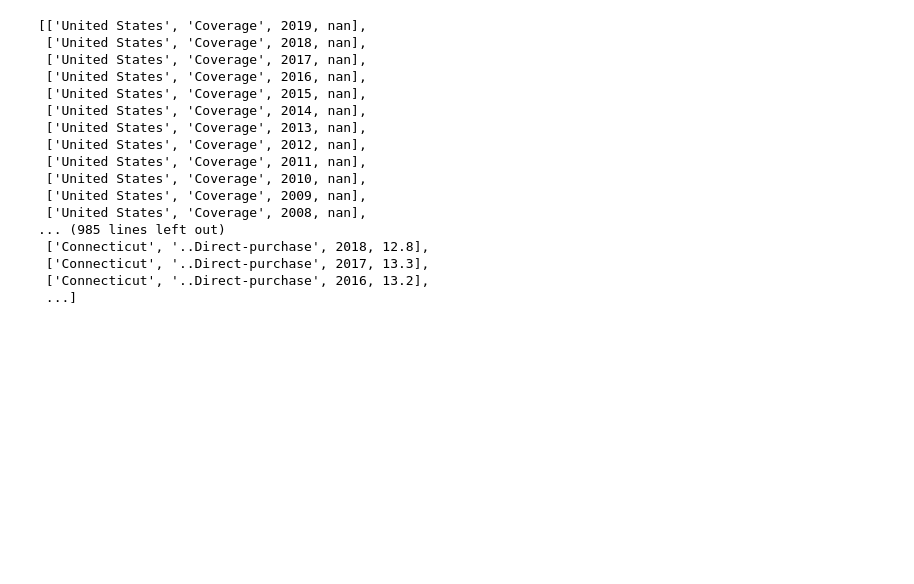
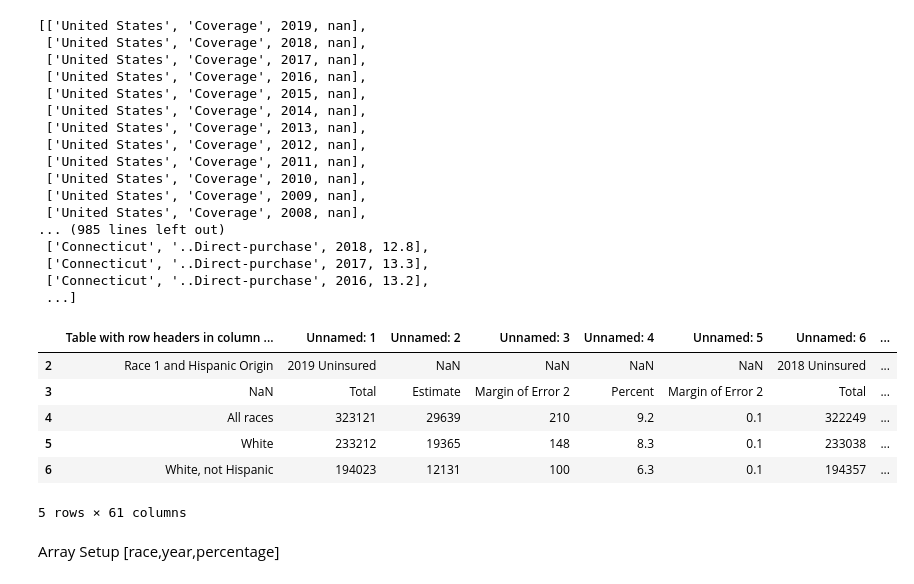
Before and after one commit to N8Grant/Data511FinalProject, a Jupyter notebook: scripts/Untitled.ipynb, the cells around one changed output. Saved outputs shown, nothing was run; the diff lists cells and outputs as text; code cells hidden in the pictures; blank space fills up the shorter version.

```diff
--- a/scripts/Untitled.ipynb
+++ b/scripts/Untitled.ipynb
@@ -69,3 +69,18 @@ l
 df = pd.DataFrame(data=l,columns=["State","Coverage","Year","Value"])
 # %%
 df.to_csv("../data/CensusData/Census_state_compressed.csv")
+# %%
+race_df = pd.read_excel("../data/CensusData/coverage_2008_2019_race.xlsx")
+race_df = race_df.iloc[2:,:]
+race_df.head()
+# %% [output]
+|  | Table with row headers in column ... | Unnamed: 1 | Unnamed: 2 | Unnamed: 3 | Unnamed: 4 | Unnamed: 5 | Unnamed: 6 | ... |
+| 2 | Race 1 and Hispanic Origin | 2019 Uninsured | NaN | NaN | NaN | NaN | 2018 Uninsured | ... |
+| 3 | NaN | Total | Estimate | Margin of Error 2 | Percent | Margin of Error 2 | Total | ... |
+| 4 | All races | 323121 | 29639 | 210 | 9.2 | 0.1 | 322249 | ... |
+| 5 | White | 233212 | 19365 | 148 | 8.3 | 0.1 | 233038 | ... |
+| 6 | White, not Hispanic | 194023 | 12131 | 100 | 6.3 | 0.1 | 194357 | ... |
+5 rows × 61 columns
+# %% [markdown]
+Array Setup
+[race,year,percentage]
```
Also changed, not shown: parts of 3 cells of this notebook, 7 other files.
